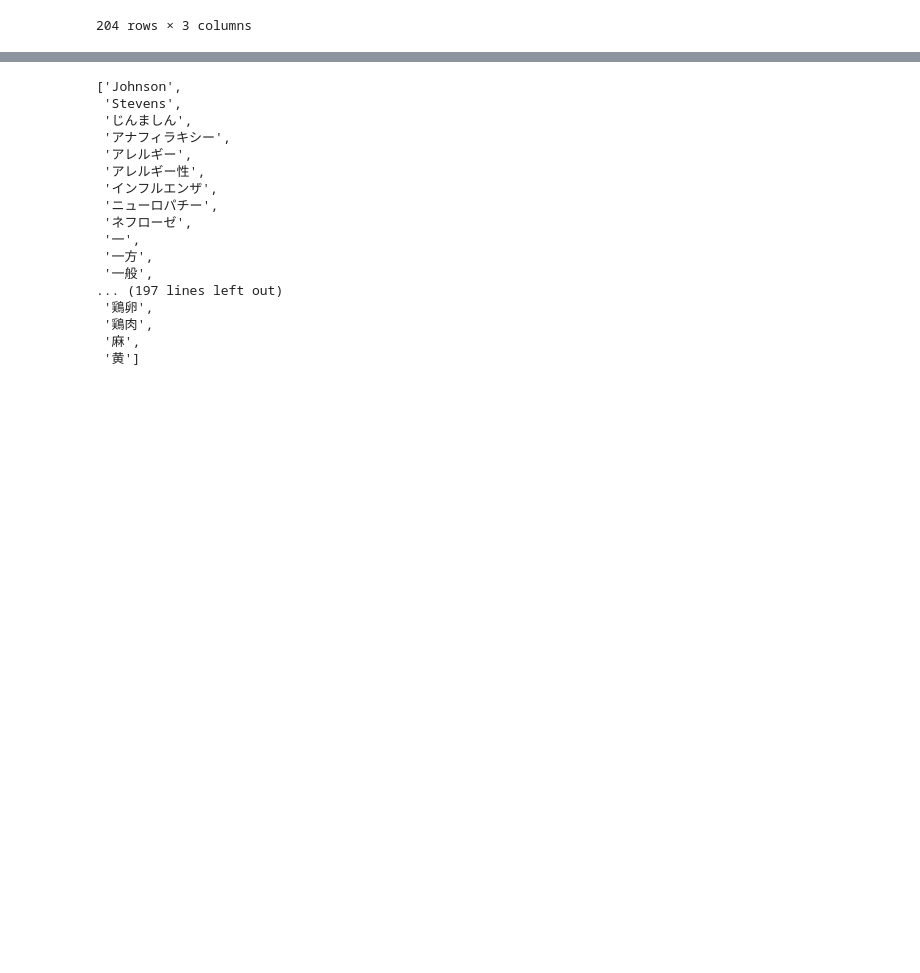
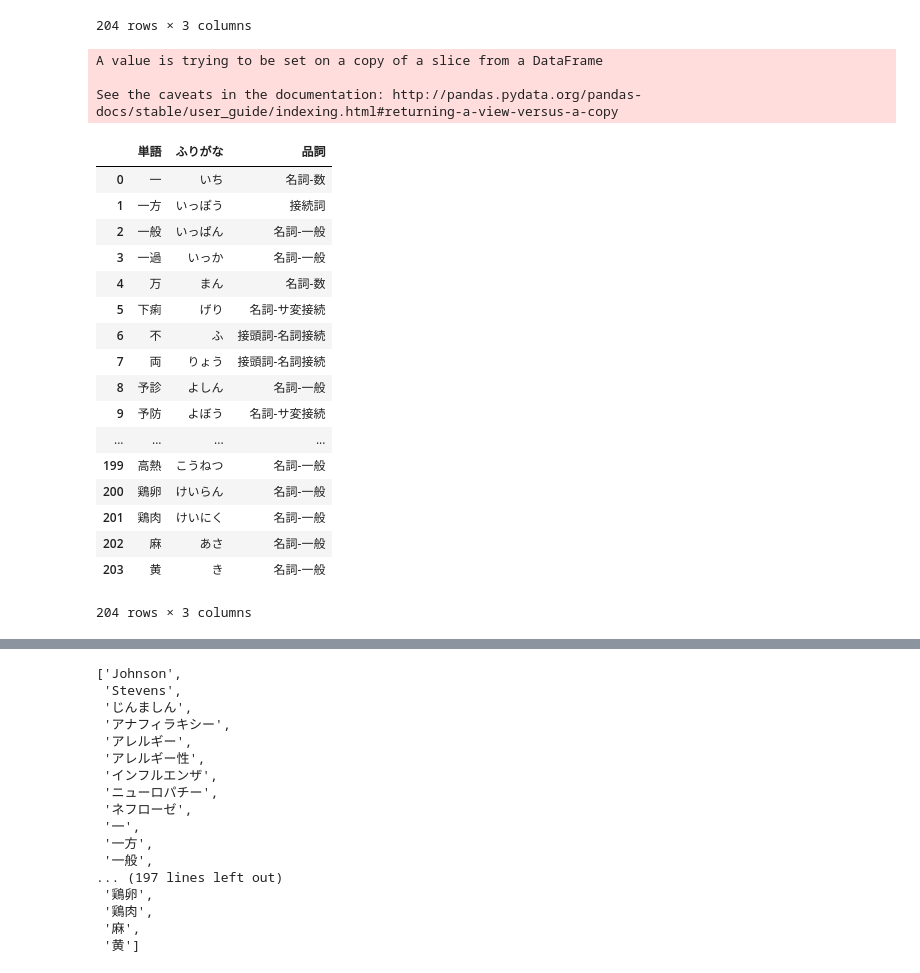
Before and after one commit to raylauxes/Japanese-Vocabulary-Generator, a Jupyter notebook: jp_vocab_generator.ipynb, the cells around one changed output, grey strips where cells are left out. Saved outputs shown, nothing was run; the diff lists cells and outputs as text; code cells hidden in the pictures; blank space fills up the shorter version.

```diff
--- a/jp_vocab_generator.ipynb
+++ b/jp_vocab_generator.ipynb
@@ -165,6 +137,34 @@ parser.clean_parser()
 | 202 | 麻 | アサ | 名詞-一般 |
 | 203 | 黄 | キ | 名詞-一般 |
 204 rows × 3 columns
+# %%
+kata_table = parser.hiragana_parser()
+
+type(kata_table)
+#pandas.core.frame.DataFrame
+kata_table
+# %% [output]
+A value is trying to be set on a copy of a slice from a DataFrame
+
+See the caveats in the documentation: http://pandas.pydata.org/pandas-docs/stable/user_guide/indexing.html#returning-a-view-versus-a-copy
+|  | 単語 | ふりがな | 品詞 |
+| 0 | 一 | いち | 名詞-数 |
+| 1 | 一方 | いっぽう | 接続詞 |
+| 2 | 一般 | いっぱん | 名詞-一般 |
+| 3 | 一過 | いっか | 名詞-一般 |
+| 4 | 万 | まん | 名詞-数 |
+| 5 | 下痢 | げり | 名詞-サ変接続 |
+| 6 | 不 | ふ | 接頭詞-名詞接続 |
+| 7 | 両 | りょう | 接頭詞-名詞接続 |
+| 8 | 予診 | よしん | 名詞-一般 |
+| 9 | 予防 | よぼう | 名詞-サ変接続 |
+| ... | ... | ... | ... |
+| 199 | 高熱 | こうねつ | 名詞-一般 |
+| 200 | 鶏卵 | けいらん | 名詞-一般 |
+| 201 | 鶏肉 | けいにく | 名詞-一般 |
+| 202 | 麻 | あさ | 名詞-一般 |
+| 203 | 黄 | き | 名詞-一般 |
+204 rows × 3 columns
 # %%
 def get_jp_stress(vocab_list):
     import re
```
Also changed, not shown: parts of 4 cells of this notebook.
